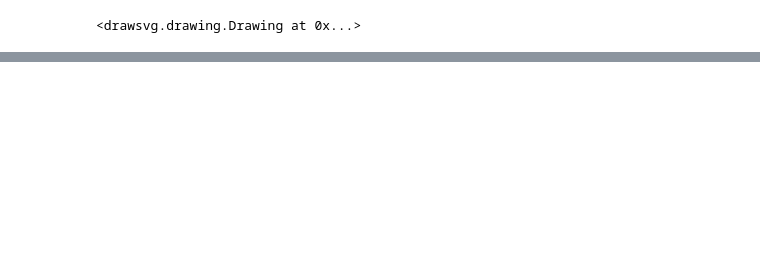
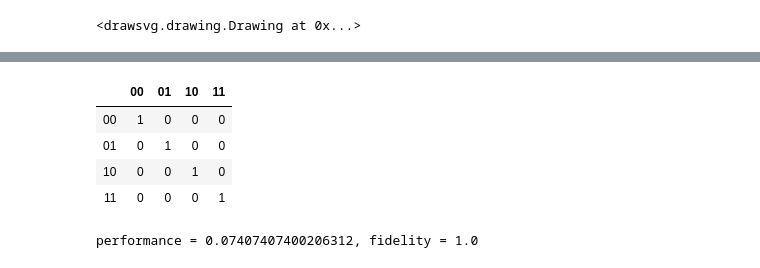
Before and after one commit to fmarfi/iquhack-quandela-2024-solution, a Jupyter notebook: implementCZ.ipynb, the cells around one changed output, grey strips where cells are left out. Cells and saved outputs as stored; diff of their text form; code cells hidden in the pictures; blank space fills up the shorter version.

```diff
--- a/implementCZ.ipynb
+++ b/implementCZ.ipynb
@@ -46,0 +48,8 @@ performance = 0.11106958779995132, fidelity = 0.8435984478347938
+# %%
+sq3 = np.sqrt(3+np.sqrt(6))
+sq3neg = np.sqrt(3-np.sqrt(6))
+
+M = pcvl.Matrix([[-1/3, -np.sqrt(2)/3,  np.sqrt(2)/3,  2/3],
+                 [np.sqrt(2)/3,-1/3,-2/3,np.sqrt(2)/3],
+                 [-sq3/3,sq3neg/3,-sq3/np.sqrt(2)/3,sq3neg/(3*np.sqrt(2))],
+                 [-sq3neg/3,-sq3/3,-sq3neg/(3*np.sqrt(2)),-sq3/np.sqrt(2)/3]])
@@ -46,0 +73,27 @@ performance = 0.11106958779995132, fidelity = 0.8435984478347938
+# %%
+p = pcvl.Processor("SLOS",4)
+p.set_circuit(c2)
+p.set_postselection(pcvl.PostSelect("[2]==1 & [3]==1"))
+# %%
+states = {
+    pcvl.BasicState([0, 0, 1, 1]): "00",
+    pcvl.BasicState([0, 1, 1, 1]): "01",
+    pcvl.BasicState([1, 0, 1, 1]): "10",
+    pcvl.BasicState([1, 1, 1, 1]): "11"
+}
+
+cap = pcvl.algorithm.Analyzer(p, states)
+
+truth_table = {"00": "00", "01": "01", "10": "10", "11": "11"}
+cap.compute(expected=truth_table)
+
+pcvl.pdisplay(cap)
+print(
+    f"performance = {cap.performance}, fidelity = {cap.fidelity.real}")
+# %% [output]
+|  | 00 | 01 | 10 | 11 |
+| 00 | 1 | 0 | 0 | 0 |
+| 01 | 0 | 1 | 0 | 0 |
+| 10 | 0 | 0 | 1 | 0 |
+| 11 | 0 | 0 | 0 | 1 |
+performance = 0.07407407400206312, fidelity = 1.0
```
Also changed, not shown: parts of 6 cells of this notebook.
